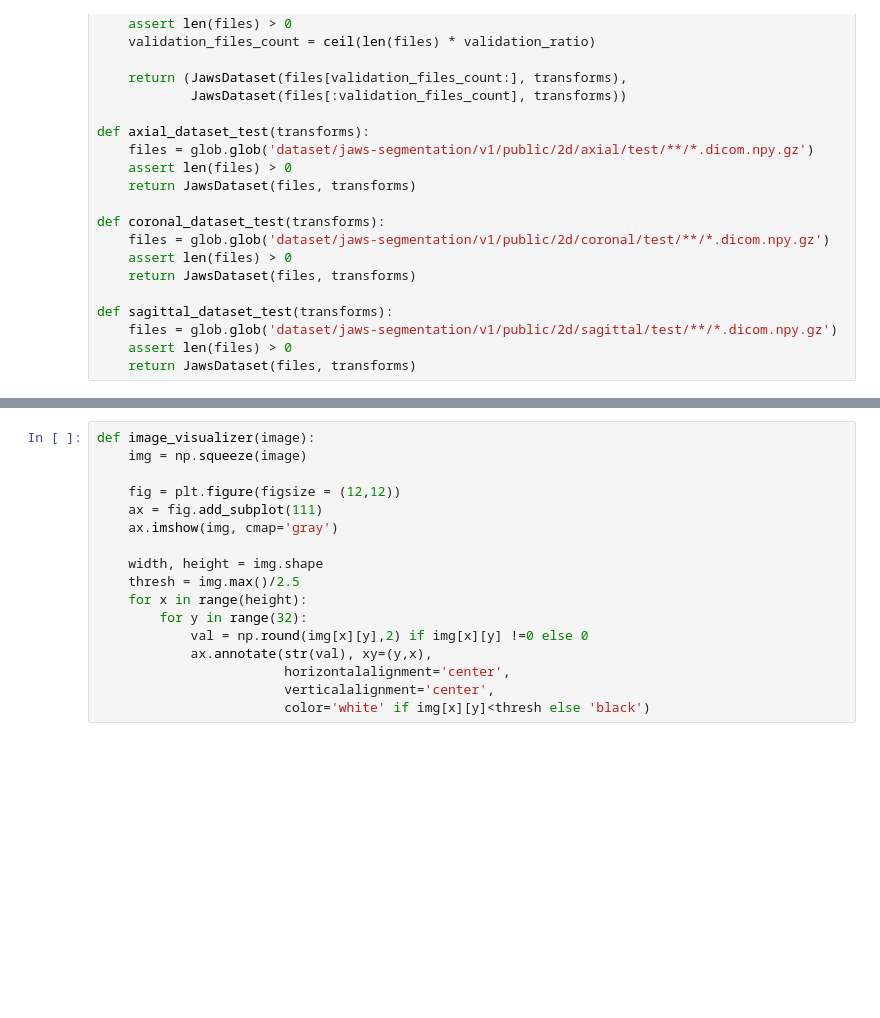
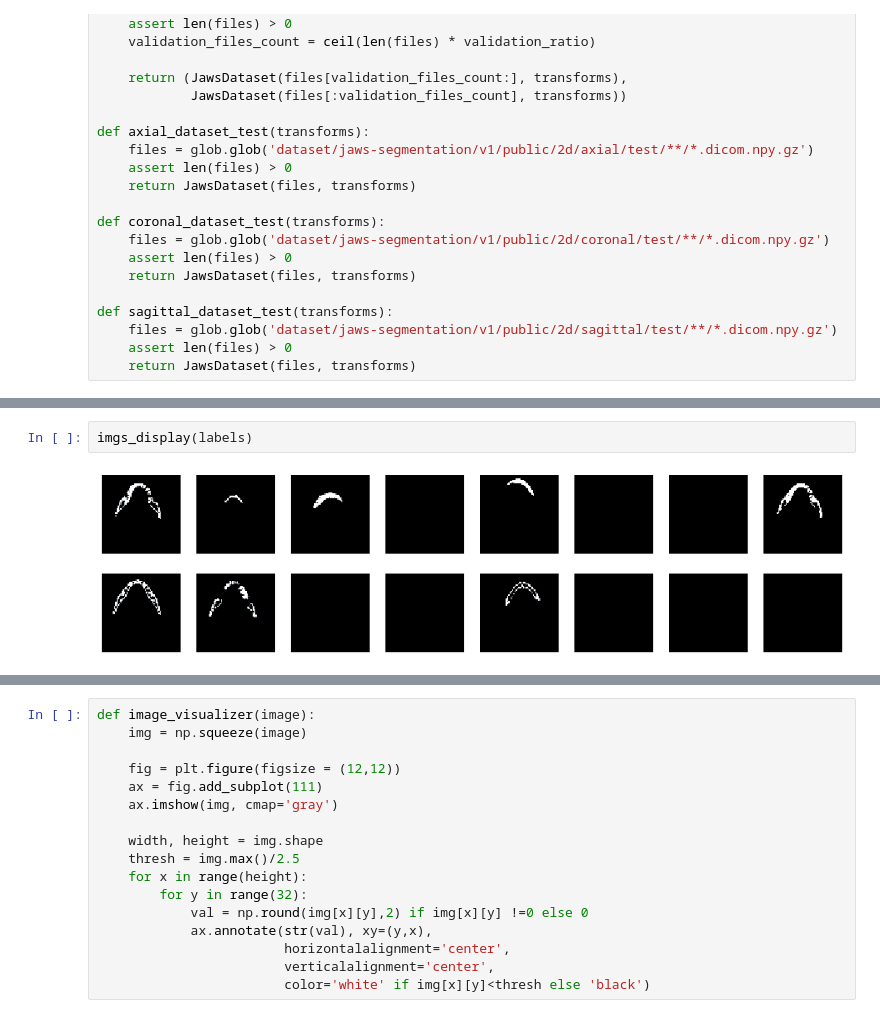
Before and after one commit to osama-ammar/CT-Image-Segmentation, a Jupyter notebook: machine-learning.ipynb, the cells around one changed output, grey strips where cells are left out. Drawn from its saved outputs; the diff is of its cells as text; blank space fills up the shorter version.

```diff
--- a/machine-learning.ipynb
+++ b/machine-learning.ipynb
@@ -163,0 +167,4 @@ for index in range(0, 4):
+# %%
+imgs_display(labels)
+# %% [output]
+[figure, added]
```
Also changed, not shown: parts of 18 cells of this notebook.
